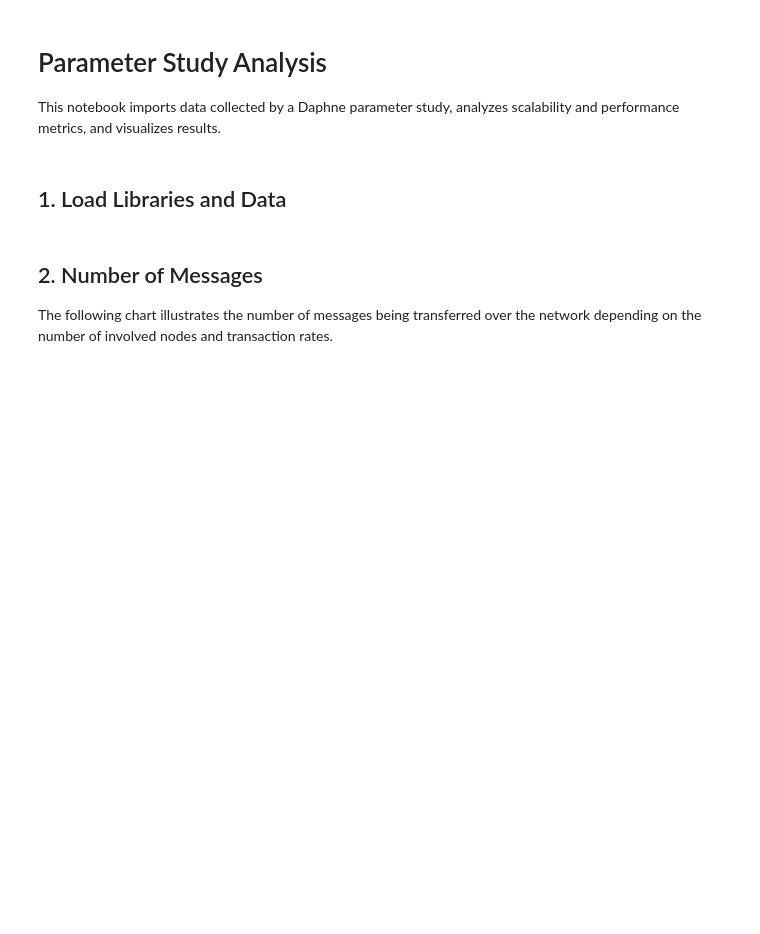
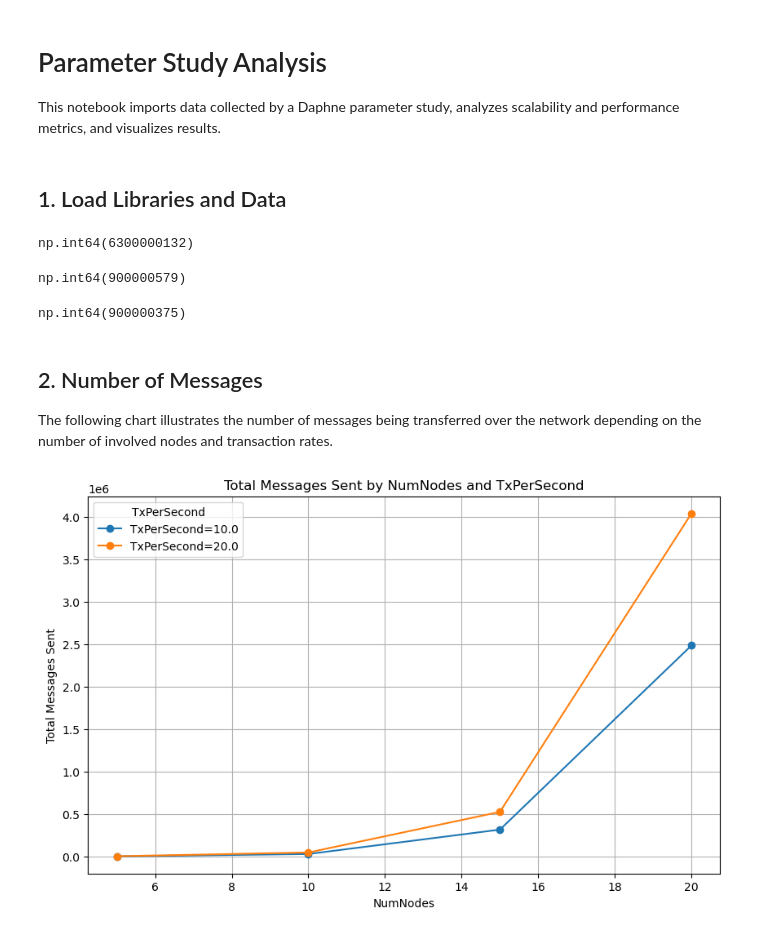
Before and after one commit to 0xsoniclabs/daphne, a Jupyter notebook: analysis/parameter_study.ipynb, the cells around one changed output. Saved outputs shown, nothing was run; the diff lists cells and outputs as text; code cells hidden in the pictures; blank space fills up the shorter version.

Commit message:
Experimenting with parquet file format

```diff
--- a/analysis/parameter_study.ipynb
+++ b/analysis/parameter_study.ipynb
@@ -20,0 +19,28 @@ data = data[data['mark'].str.startswith('Msg')]
+# %%
+# Load line-delimited, gzip-compressed JSON in patches, filter rows, and
+# categorize columns to save memory.
+# Replace '../output.json.gz' with the path to your JSON file.
+# As a reminder, please run `go run ./daphne study` to produce this file.
+chunks = pd.read_json(
+    '../output.json.gz',
+    compression='gzip',
+    lines=True,
+    convert_dates=False,
+    chunksize=100000
+)
+
+def process_chunk(chunk):
+    #chunk = chunk[chunk['mark'].str.startswith('Msg') | chunk['mark'].str.startswith('Study')]
+    for col in ['mark', 'type', 'from', 'to']:
+        chunk[col] = chunk[col].astype('category')
+    return chunk
+
+data = pd.concat((process_chunk(chunk) for chunk in chunks), ignore_index=True)
+# %%
+data2 = pd.read_parquet(
+    '/home/herbert/coding/soniclabs/daphne/daphne/tracker/tryout/test.parquet'
+)
+
+data2.memory_usage(deep=True).sum()
+# %% [output]
+np.int64(6300000132)
@@ -21,19 +58,35 @@ data = data[data['mark'].str.startswith('Msg')]
+# %%
+data2['mark'] = data2['mark'].astype('category')
+data2.memory_usage(deep=True).sum()
+# %% [output]
+np.int64(900000579)
+# %%
+data3['mark'] = data3['mark'].astype('category')
+data3.memory_usage(deep=True).sum()
+# %% [output]
+np.int64(900000375)
 # %% [markdown]
 ## 2. Number of Messages
 The following chart illustrates the number of messages being transferred over
 the network depending on the number of involved nodes and transaction rates.
 # %%
 msgsent = data[data['mark'] == 'MsgSent']
-grouped = msgsent.groupby(['NumNodes', 'TxPerSecond']).size().reset_index(name='Count')
+grouped = msgsent.groupby(['sid']).size().reset_index(name='Count')
+
+scenarios = data[data['mark'] == 'StudyStarted'][['sid', 'NumNodes', 'TxPerSecond']]
+
+grouped = pd.merge(grouped, scenarios, on='sid')
 
 plt.figure(figsize=(10, 6))
 for tx_rate in sorted(grouped['TxPerSecond'].unique()):
     subset = grouped[grouped['TxPerSecond'] == tx_rate]
     plt.plot(subset['NumNodes'], subset['Count'], marker='o', label=f'TxPerSecond={tx_rate}')
 
 plt.title('Total Messages Sent by NumNodes and TxPerSecond')
 plt.xlabel('NumNodes')
 plt.ylabel('Total Messages Sent')
 plt.legend(title='TxPerSecond')
 plt.grid(True)
 plt.show()
+# %% [output]
+[figure, added]
```
Also changed, not shown: parts of 4 cells of this notebook, 8 other files.
